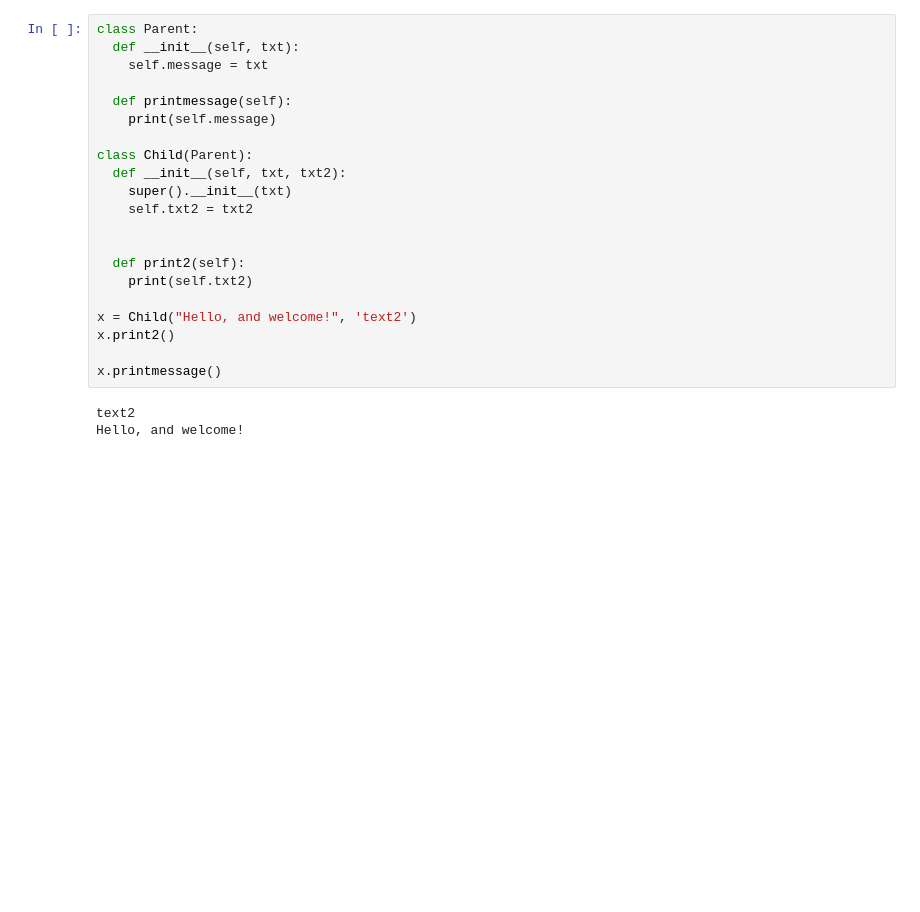
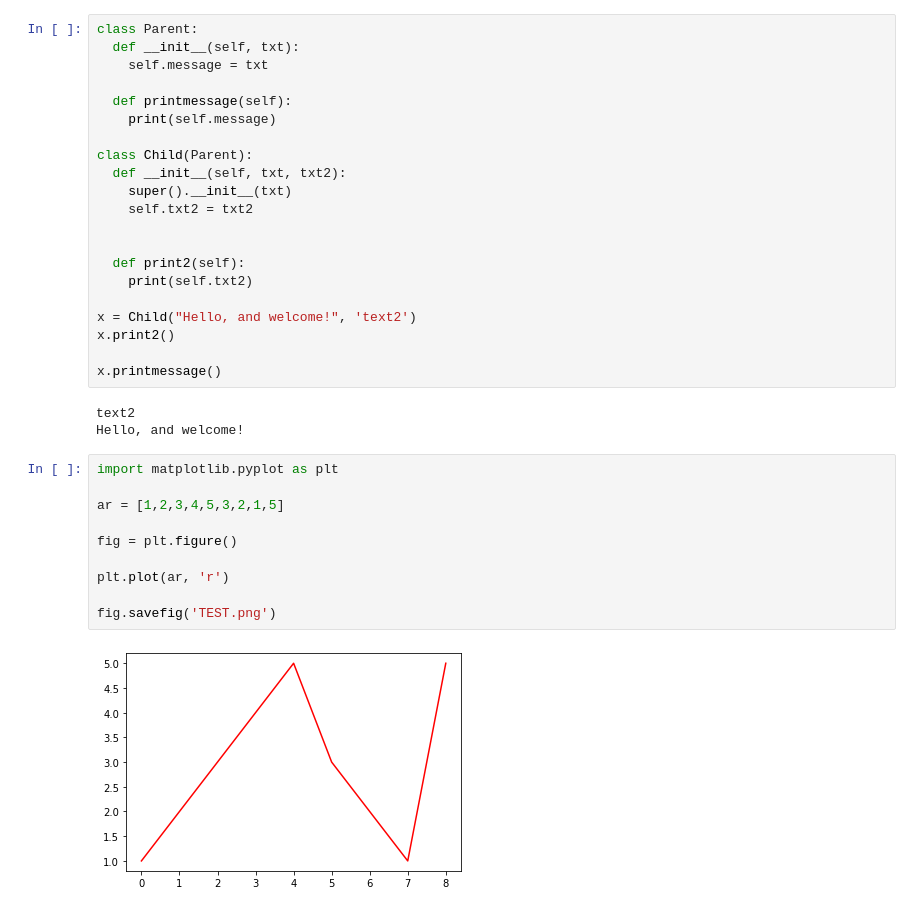
Before and after one commit to HaiNguyen2903/Face_Recognition_CenterNet, a Jupyter notebook: test.ipynb, the cells around one changed output. Drawn from its saved outputs; the diff is of its cells as text; blank space fills up the shorter version.

```diff
--- a/test.ipynb
+++ b/test.ipynb
@@ -401,3 +403,15 @@ x.printmessage()
 # %% [output]
 text2
 Hello, and welcome!
+# %%
+import matplotlib.pyplot as plt
+
+ar = [1,2,3,4,5,3,2,1,5]
+
+fig = plt.figure()
+
+plt.plot(ar, 'r')
+
+fig.savefig('TEST.png')
+# %% [output]
+[figure, added]
```
Also changed, not shown: parts of 4 cells of this notebook, 37 other files.
